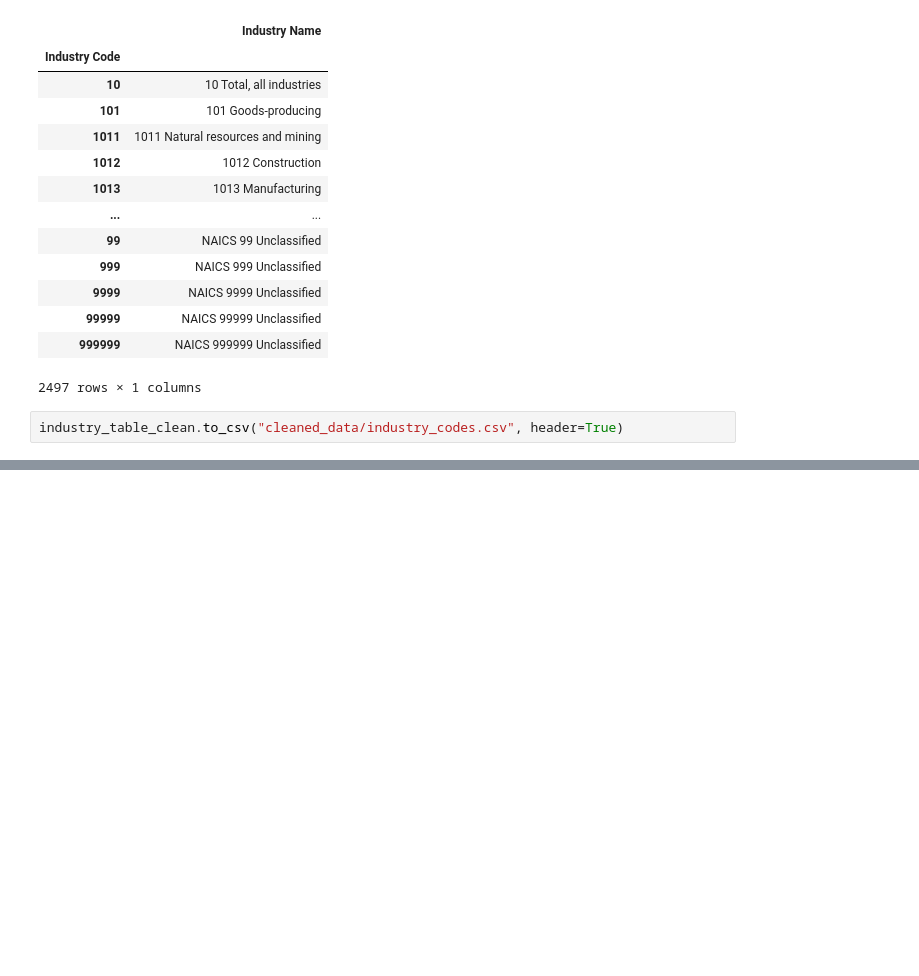
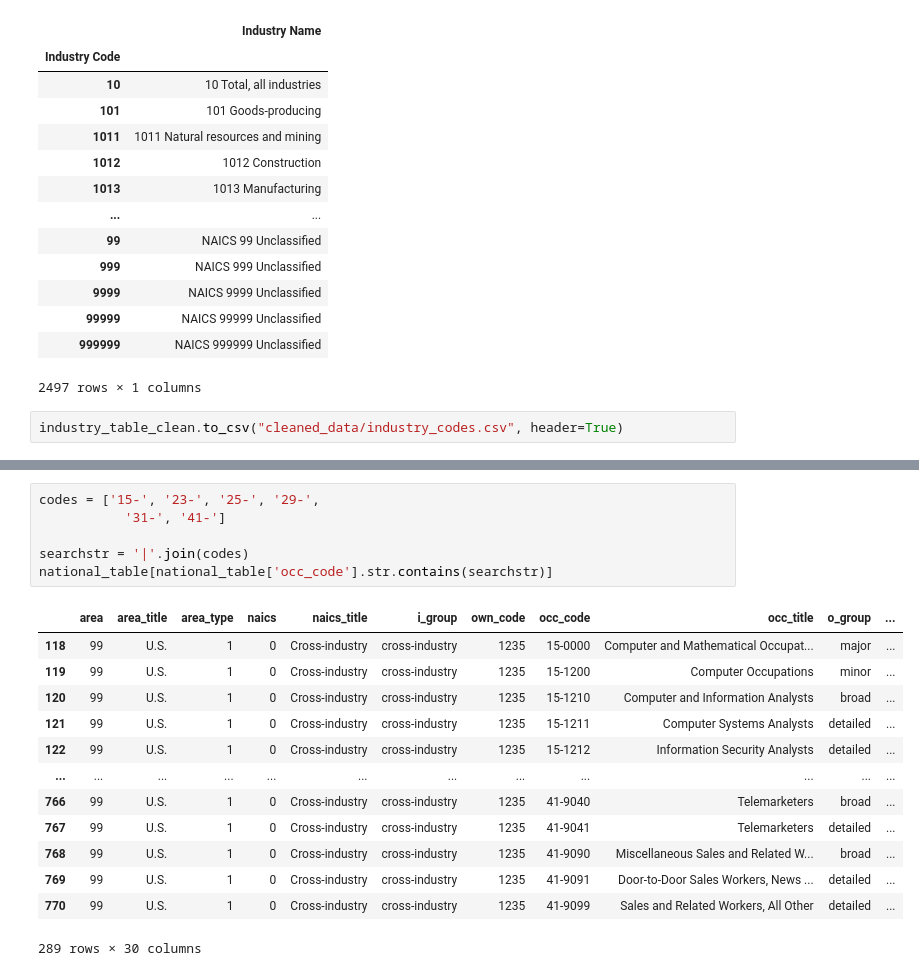
Before and after one commit to tah96/Career-Evaluation-Tool, a Jupyter notebook: geo_data_csvs/csv_cleaner.ipynb, the cells around one changed output, grey strips where cells are left out. Saved outputs shown, nothing was run; the diff lists cells and outputs as text; blank space fills up the shorter version.

```diff
--- a/geo_data_csvs/csv_cleaner.ipynb
+++ b/geo_data_csvs/csv_cleaner.ipynb
@@ -131,0 +126,20 @@ national_table
+# %%
+codes = ['15-', '23-', '25-', '29-',
+           '31-', '41-']
+
+searchstr = '|'.join(codes)
+national_table[national_table['occ_code'].str.contains(searchstr)]
+# %% [output]
+|  | area | area_title | area_type | naics | naics_title | i_group | own_code | occ_code | occ_title | o_group | ... |
+| 118 | 99 | U.S. | 1 | 0 | Cross-industry | cross-industry | 1235 | 15-0000 | Computer and Mathematical Occupat... | major | ... |
+| 119 | 99 | U.S. | 1 | 0 | Cross-industry | cross-industry | 1235 | 15-1200 | Computer Occupations | minor | ... |
+| 120 | 99 | U.S. | 1 | 0 | Cross-industry | cross-industry | 1235 | 15-1210 | Computer and Information Analysts | broad | ... |
+| 121 | 99 | U.S. | 1 | 0 | Cross-industry | cross-industry | 1235 | 15-1211 | Computer Systems Analysts | detailed | ... |
+| 122 | 99 | U.S. | 1 | 0 | Cross-industry | cross-industry | 1235 | 15-1212 | Information Security Analysts | detailed | ... |
+| ... | ... | ... | ... | ... | ... | ... | ... | ... | ... | ... | ... |
+| 766 | 99 | U.S. | 1 | 0 | Cross-industry | cross-industry | 1235 | 41-9040 | Telemarketers | broad | ... |
+| 767 | 99 | U.S. | 1 | 0 | Cross-industry | cross-industry | 1235 | 41-9041 | Telemarketers | detailed | ... |
+| 768 | 99 | U.S. | 1 | 0 | Cross-industry | cross-industry | 1235 | 41-9090 | Miscellaneous Sales and Related W... | broad | ... |
+| 769 | 99 | U.S. | 1 | 0 | Cross-industry | cross-industry | 1235 | 41-9091 | Door-to-Door Sales Workers, News ... | detailed | ... |
+| 770 | 99 | U.S. | 1 | 0 | Cross-industry | cross-industry | 1235 | 41-9099 | Sales and Related Workers, All Other | detailed | ... |
+289 rows × 30 columns
```
Also changed, not shown: parts of 3 cells of this notebook.
